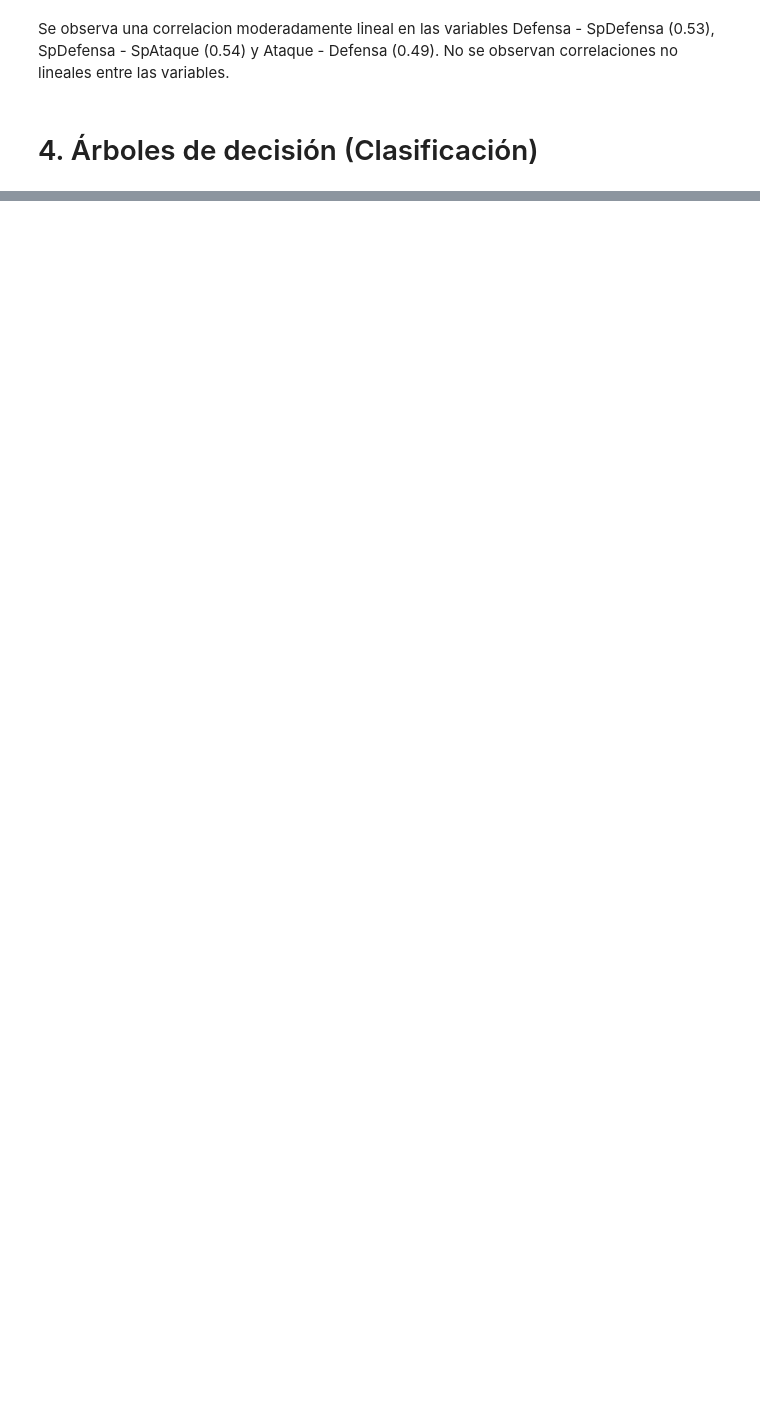
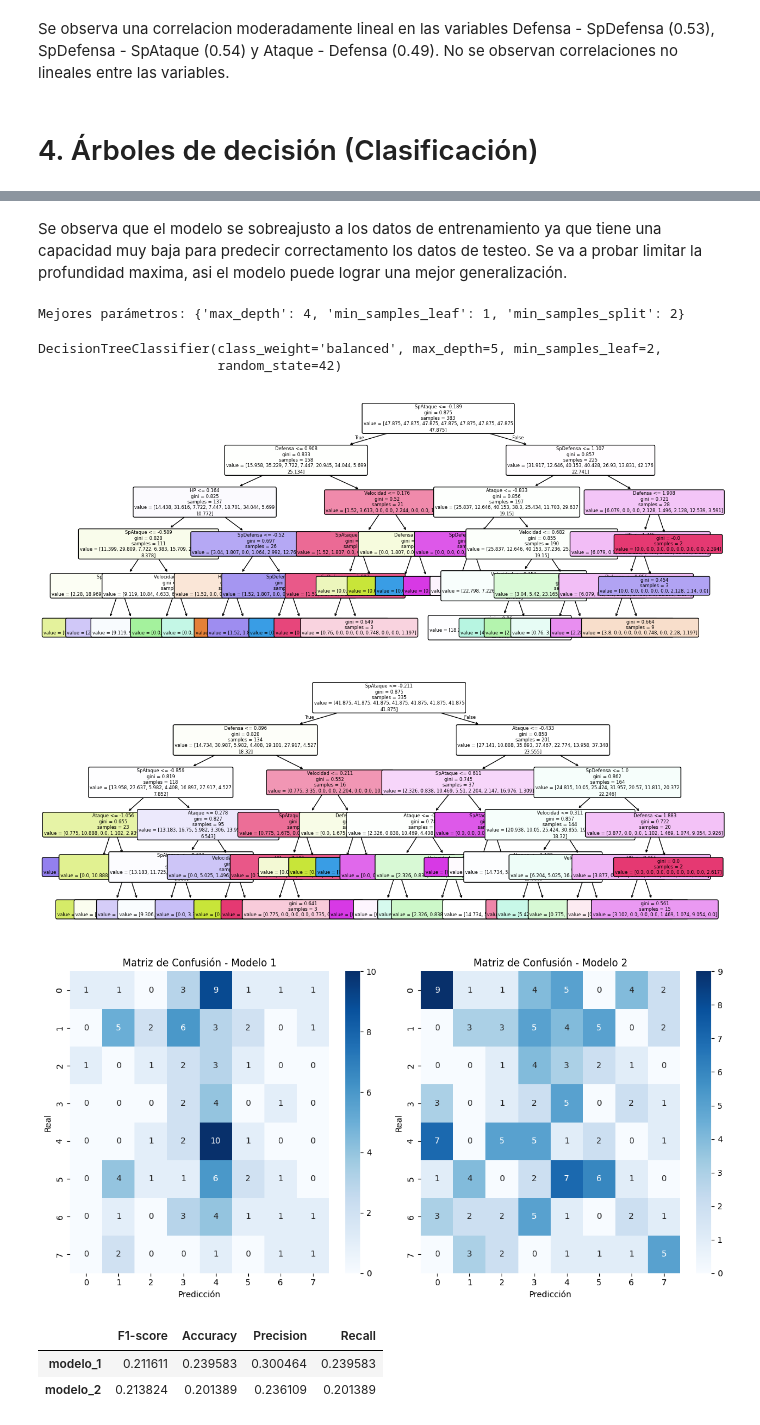
Before and after one commit to EugenioBravi/TP2_mineria, a Jupyter notebook: TP_2.ipynb, the cells around one changed output, grey strips where cells are left out. Cells and saved outputs as stored; diff of their text form; code cells hidden in the pictures; blank space fills up the shorter version.

```diff
--- a/TP_2.ipynb
+++ b/TP_2.ipynb
@@ -397,0 +502,46 @@ arbol_clasificacion.fit(X_train_poke_esc_1,y_test_poke_1)
+# %% [markdown]
+Se observa que el modelo se sobreajusto a los datos de entrenamiento ya que tiene una capacidad muy baja para predecir correctamento los datos de testeo. Se va a probar limitar la profundidad maxima, asi el modelo puede lograr una mejor generalización.
+# %%
+#Optimizamos los hiperparametros
+param_grid = {
+    'max_depth': list(range(1,6)),
+    'min_samples_leaf': list(range(1,4)),
+    'min_samples_split': list(range(2,5))
+}
+
+# Crear el GridSearchCV
+grid_search = GridSearchCV(estimator=tree.DecisionTreeClassifier(random_state=42,class_weight='balanced',splitter='best'), param_grid=param_grid,cv=4)
+
+# Ajustar el modelo
+grid_search.fit(X_train_poke_esc_1, y_train_poke_1)
+
+# Mostrar los mejores hiperparámetros
+print("Mejores parámetros:", grid_search.best_params_)
+# %% [output]
+Mejores parámetros: {'max_depth': 4, 'min_samples_leaf': 1, 'min_samples_split': 2}
+# %%
+arbol_clasificacion_ajustado_1 = tree.DecisionTreeClassifier(max_depth=5, min_samples_leaf=2, min_samples_split=2, random_state=42,class_weight='balanced',splitter='best')
+arbol_clasificacion_ajustado_1.fit(X_train_poke_esc_1,y_train_poke_1)
+arbol_clasificacion_ajustado_2 = tree.DecisionTreeClassifier(max_depth=5, min_samples_leaf=2, min_samples_split=2, random_state=42,class_weight='balanced',splitter='best')
+arbol_clasificacion_ajustado_2.fit(X_train_poke_esc_2,y_train_poke_2)
+# %% [output]
+DecisionTreeClassifier(class_weight='balanced', max_depth=5, min_samples_leaf=2,
+                       random_state=42)
+# %%
+features = list(X_train_poke_esc_1.columns)
+plt.figure(figsize=(14,6))
+tree.plot_tree(arbol_clasificacion_ajustado_1, feature_names=features, fontsize=6, filled=True, rounded=True)
+plt.show()
+
+plt.figure(figsize=(14,6))
+tree.plot_tree(arbol_clasificacion_ajustado_2, feature_names=features, fontsize=6, filled=True, rounded=True)
+plt.show()
+
+metricas_decision(arbol_clasificacion_ajustado_1.predict(X_test_poke_esc_1),arbol_clasificacion_ajustado_2.predict(X_test_poke_esc_2))
+# %% [output]
+[figure, added]
+[figure, added]
+[figure, added]
+|  | F1-score | Accuracy | Precision | Recall |
+| modelo_1 | 0.211611 | 0.239583 | 0.300464 | 0.239583 |
+| modelo_2 | 0.213824 | 0.201389 | 0.236109 | 0.201389 |
```
Also changed, not shown: parts of 11 cells of this notebook, 1 other file.
